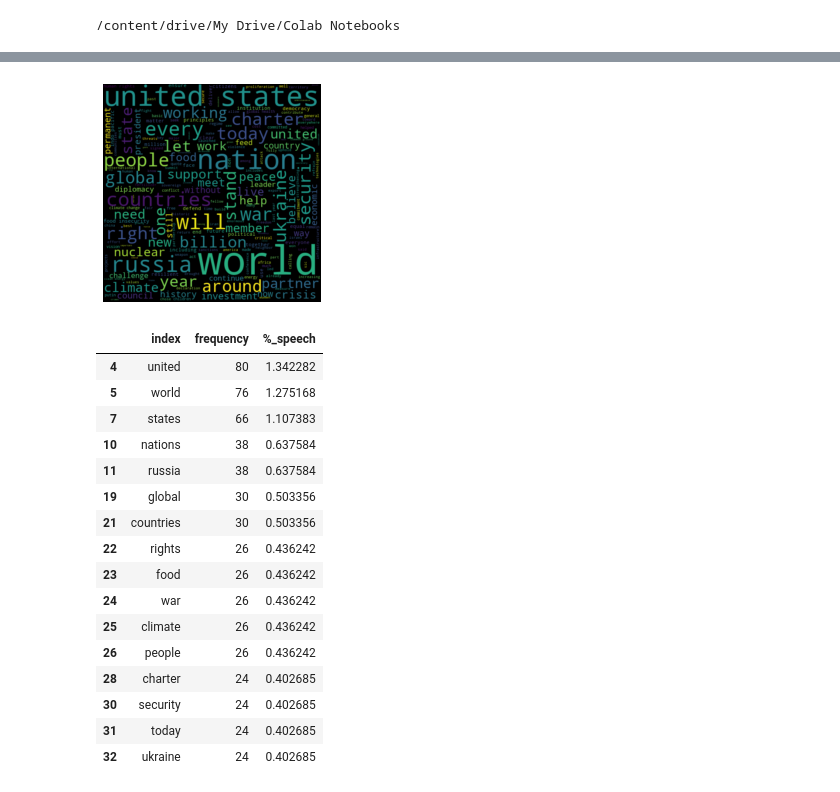
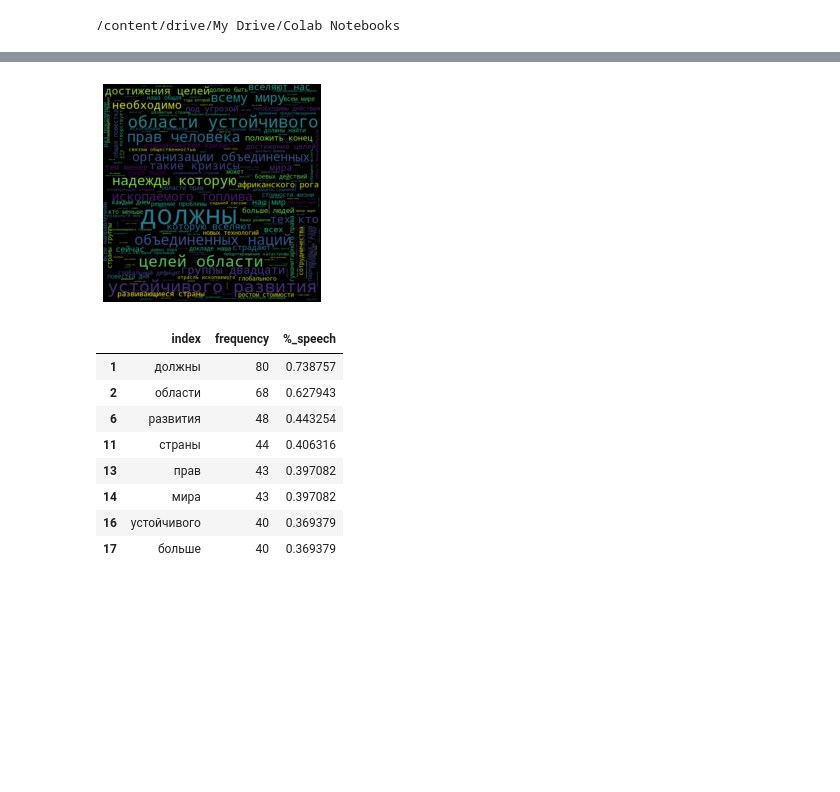
Before and after one commit to borisenko-ru/miscellaneous, a Jupyter notebook: un_ga_speech_stat.ipynb, the cells around one changed output, grey strips where cells are left out. Cells and saved outputs as stored; diff of their text form; code cells hidden in the pictures; blank space fills up the shorter version.

```diff
--- a/un_ga_speech_stat.ipynb
+++ b/un_ga_speech_stat.ipynb
@@ -115,21 +104,14 @@ word_freq('un_ga_ru', 20, exclude_words=exclude_words_ru, percent_speech_thresho
-# %%
-word_freq('un_ga_us', 20, exclude_words=exclude_words_en, percent_speech_threshold=percent_speech_threshold)
-# %% [output]
-[figure, removed]
-|  | index | frequency | %_speech |
-| 4 | united | 80 | 1.342282 |
-| 5 | world | 76 | 1.275168 |
-| 7 | states | 66 | 1.107383 |
-| 10 | nations | 38 | 0.637584 |
-| 11 | russia | 38 | 0.637584 |
-| 19 | global | 30 | 0.503356 |
-| 21 | countries | 30 | 0.503356 |
-| 22 | rights | 26 | 0.436242 |
-| 23 | food | 26 | 0.436242 |
-| 24 | war | 26 | 0.436242 |
-| 25 | climate | 26 | 0.436242 |
-| 26 | people | 26 | 0.436242 |
-| 28 | charter | 24 | 0.402685 |
-| 30 | security | 24 | 0.402685 |
-| 31 | today | 24 | 0.402685 |
-| 32 | ukraine | 24 | 0.402685 |
+# %%
+# Secretary-General of the United Nations H.E. Mr. António Guterres , Secretary-General
+word_freq('unsg_ru', exclude_words=exclude_words_ru, percent_speech_threshold=percent_speech_threshold)
+# %% [output]
+[figure, added]
+|  | index | frequency | %_speech |
+| 1 | должны | 80 | 0.738757 |
+| 2 | области | 68 | 0.627943 |
+| 6 | развития | 48 | 0.443254 |
+| 11 | страны | 44 | 0.406316 |
+| 13 | прав | 43 | 0.397082 |
+| 14 | мира | 43 | 0.397082 |
+| 16 | устойчивого | 40 | 0.369379 |
+| 17 | больше | 40 | 0.369379 |
```
Also changed, not shown: parts of 13 cells of this notebook.
